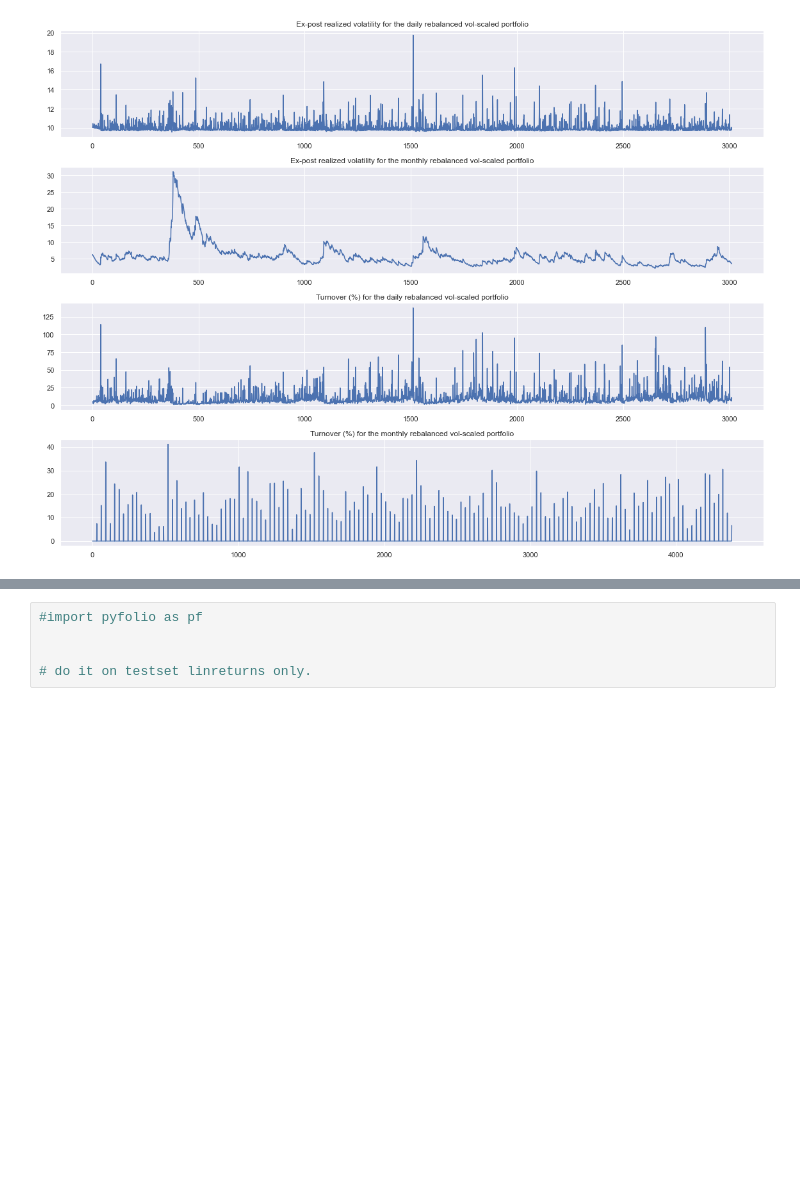
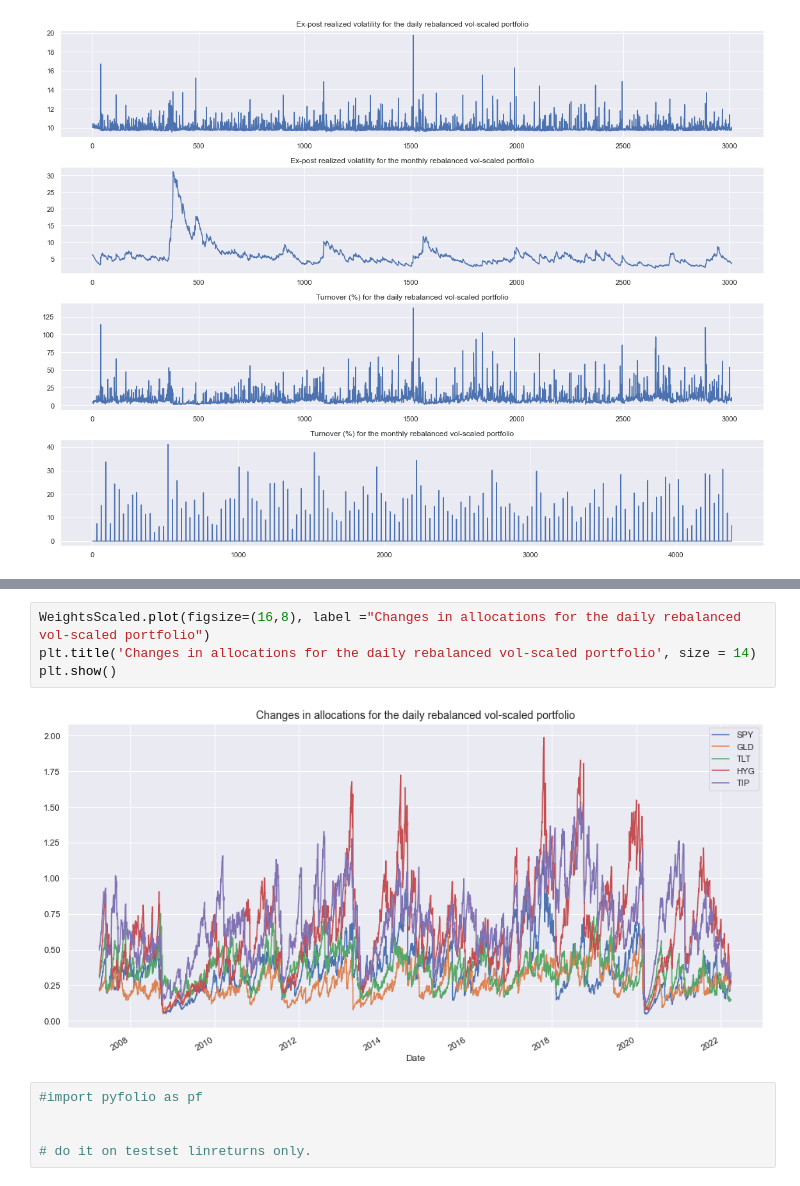
Before and after one commit to EdgyPanda/Python-Projects, a Jupyter notebook: RiskParity-Portfolio/RiskParity.ipynb, the cells around one changed output, grey strips where cells are left out. Drawn from its saved outputs; the diff is of its cells as text; blank space fills up the shorter version.

```diff
--- a/RiskParity-Portfolio/RiskParity.ipynb
+++ b/RiskParity-Portfolio/RiskParity.ipynb
@@ -428,3 +425,9 @@ WeightsScaled.plot(figsize=(16,8))
+# %%
+WeightsScaled.plot(figsize=(16,8), label ="Changes in allocations for the daily rebalanced vol-scaled portfolio")
+plt.title('Changes in allocations for the daily rebalanced vol-scaled portfolio', size = 14)
+plt.show()
+# %% [output]
+[figure, added]
 # %%
 #import pyfolio as pf
 
```
Also changed, not shown: parts of 2 cells of this notebook.
